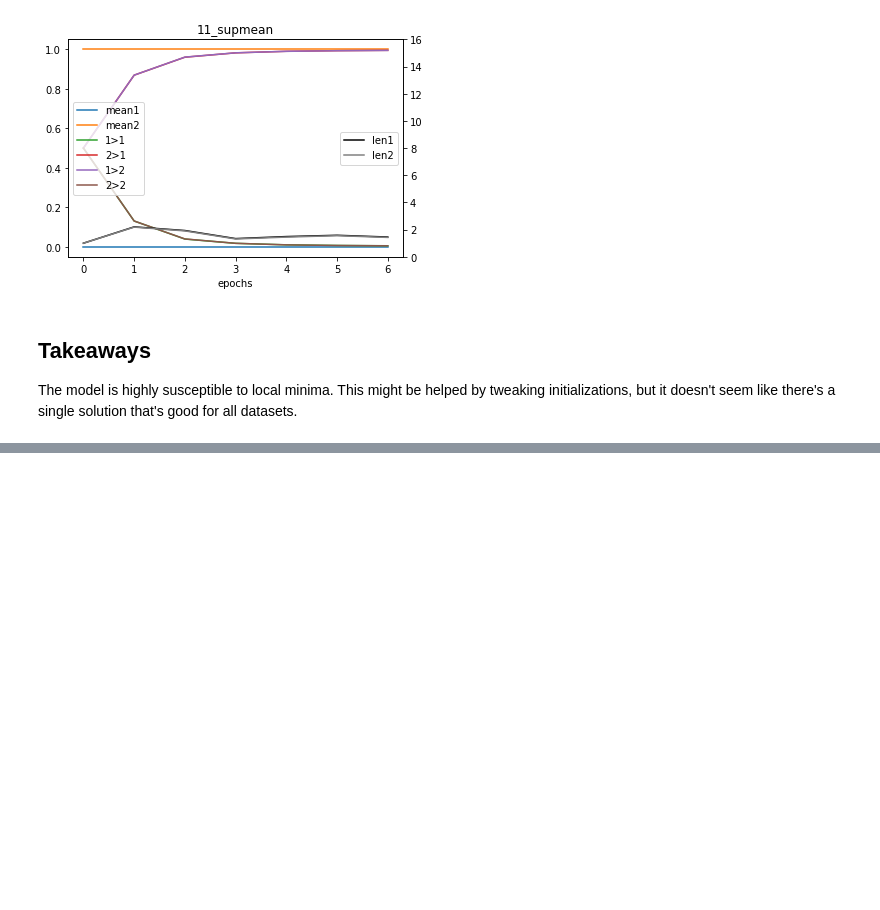
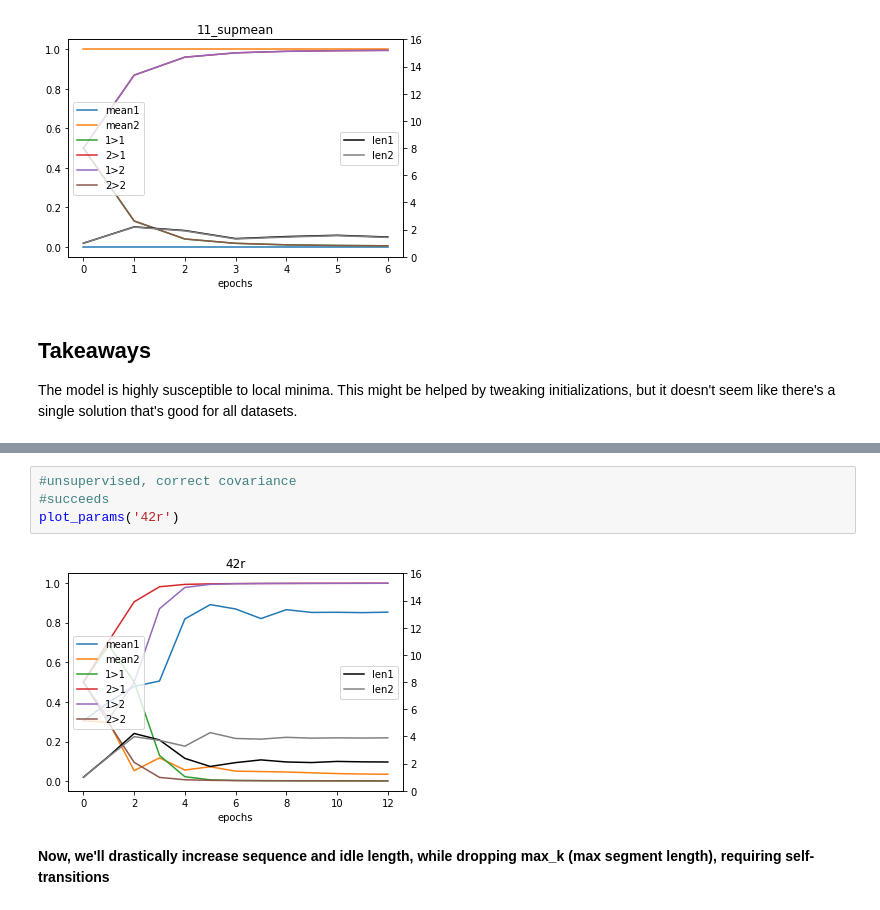
Before and after one commit to dylanebert/hsmm, a Jupyter notebook: unit_tests.ipynb, the cells around one changed output, grey strips where cells are left out. Drawn from its saved outputs; the diff is of its cells as text; blank space fills up the shorter version.

```diff
--- a/unit_tests.ipynb
+++ b/unit_tests.ipynb
@@ -201,0 +229,8 @@ More nbc-like
+# %%
+#unsupervised, correct covariance
+#succeeds
+plot_params('42r')
+# %% [output]
+[figure, added]
+# %% [markdown]
+**Now, we'll drastically increase sequence and idle length, while dropping max_k (max segment length), requiring self-transitions**
```
Also changed, not shown: parts of 14 cells of this notebook, 20 other files.
